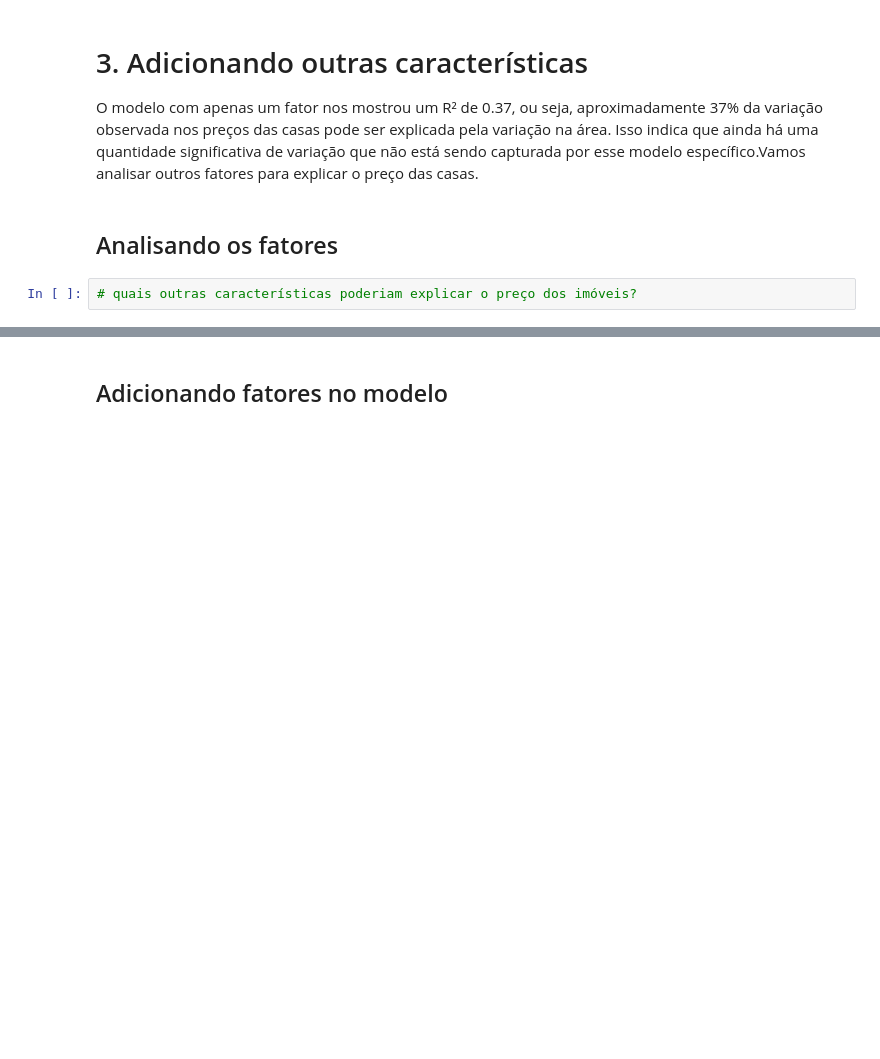
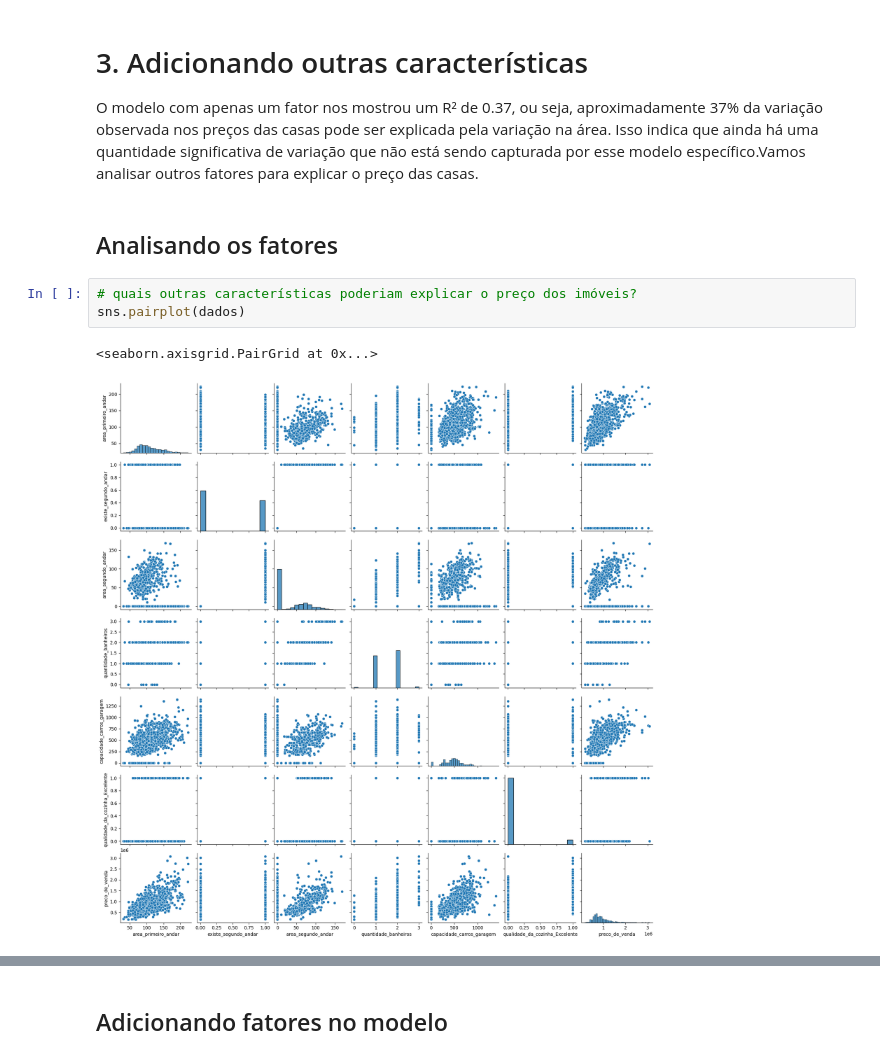
Before and after one commit to ledsouza/simple-linear-regression, a Jupyter notebook: notebooks/Preços_de_Imóveis_Utilizando_Regressão_Linear.ipynb, the cells around one changed output, grey strips where cells are left out. Saved outputs shown, nothing was run; the diff lists cells and outputs as text; blank space fills up the shorter version.

```diff
--- a/notebooks/Preços_de_Imóveis_Utilizando_Regressão_Linear.ipynb
+++ b/notebooks/Preços_de_Imóveis_Utilizando_Regressão_Linear.ipynb
@@ -219,5 +270,9 @@ Isso indica que ainda há uma quantidade significativa de variação que não es
 ## Analisando os fatores
 # %%
 # quais outras características poderiam explicar o preço dos imóveis?
+sns.pairplot(dados)
+# %% [output]
+<seaborn.axisgrid.PairGrid at 0x...>
+[figure, added]
 # %%
 #Vamos olhar apenas com y_vars='preco_de_venda'
```
Also changed, not shown: parts of 38 cells of this notebook, 1 other file.
